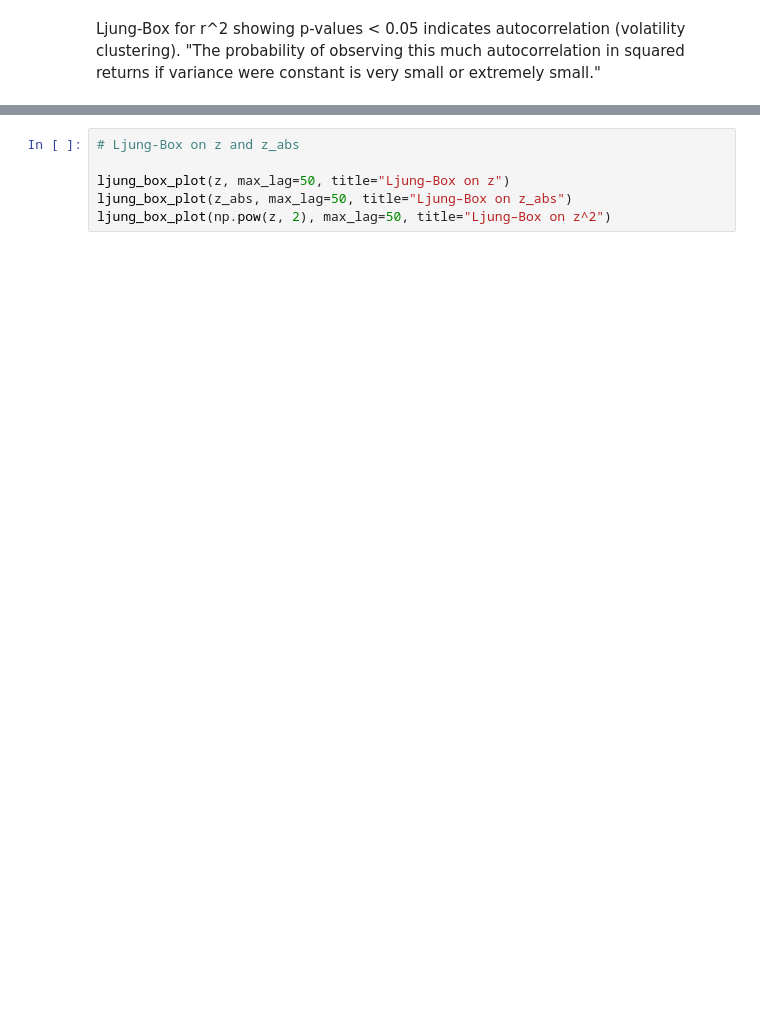
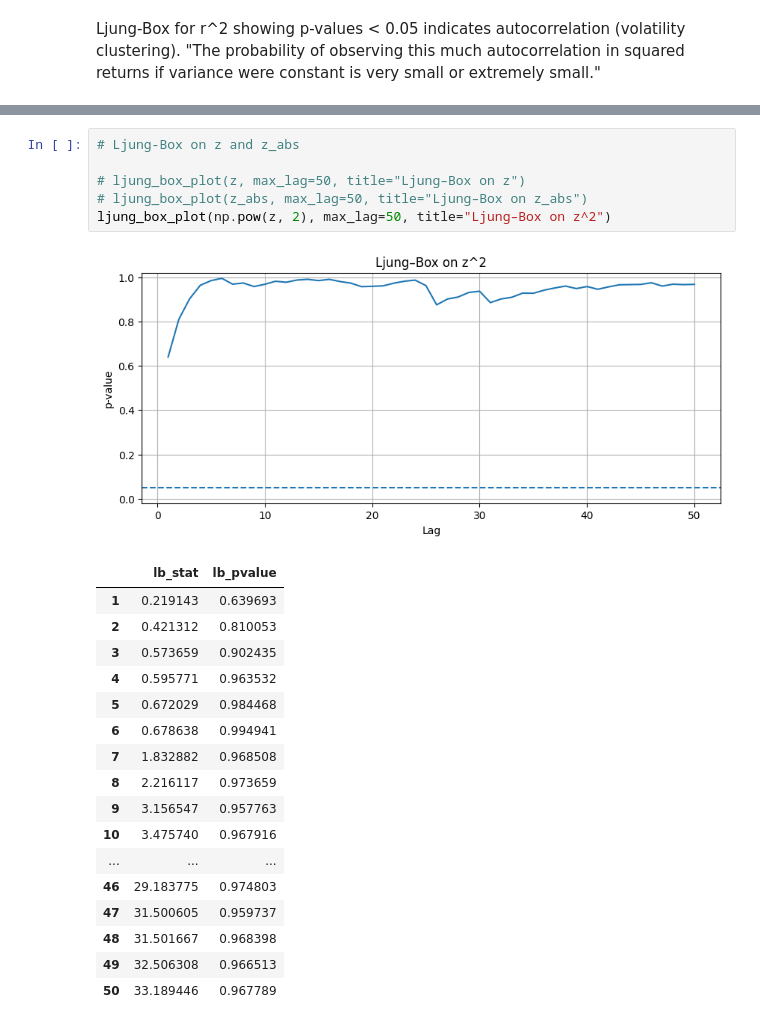
Before and after one commit to albinberg/evt-tail-risk, a Jupyter notebook: evt-tail-risk.ipynb, the cells around one changed output, grey strips where cells are left out. Saved outputs shown, nothing was run; the diff lists cells and outputs as text; blank space fills up the shorter version.

```diff
--- a/evt-tail-risk.ipynb
+++ b/evt-tail-risk.ipynb
@@ -222,9 +229,28 @@ plt.show()
 # %%
 # Ljung-Box on z and z_abs
 
-ljung_box_plot(z, max_lag=50, title="Ljung–Box on z")
-ljung_box_plot(z_abs, max_lag=50, title="Ljung–Box on z_abs")
+# ljung_box_plot(z, max_lag=50, title="Ljung–Box on z")
+# ljung_box_plot(z_abs, max_lag=50, title="Ljung–Box on z_abs")
 ljung_box_plot(np.pow(z, 2), max_lag=50, title="Ljung–Box on z^2")
+# %% [output]
+[figure, added]
+|  | lb_stat | lb_pvalue |
+| 1 | 0.219143 | 0.639693 |
+| 2 | 0.421312 | 0.810053 |
+| 3 | 0.573659 | 0.902435 |
+| 4 | 0.595771 | 0.963532 |
+| 5 | 0.672029 | 0.984468 |
+| 6 | 0.678638 | 0.994941 |
+| 7 | 1.832882 | 0.968508 |
+| 8 | 2.216117 | 0.973659 |
+| 9 | 3.156547 | 0.957763 |
+| 10 | 3.475740 | 0.967916 |
+| ... | ... | ... |
+| 46 | 29.183775 | 0.974803 |
+| 47 | 31.500605 | 0.959737 |
+| 48 | 31.501667 | 0.968398 |
+| 49 | 32.506308 | 0.966513 |
+| 50 | 33.189446 | 0.967789 |
 # %%
 # Mean residual life plot
 
```
Also changed, not shown: parts of 14 cells of this notebook.
